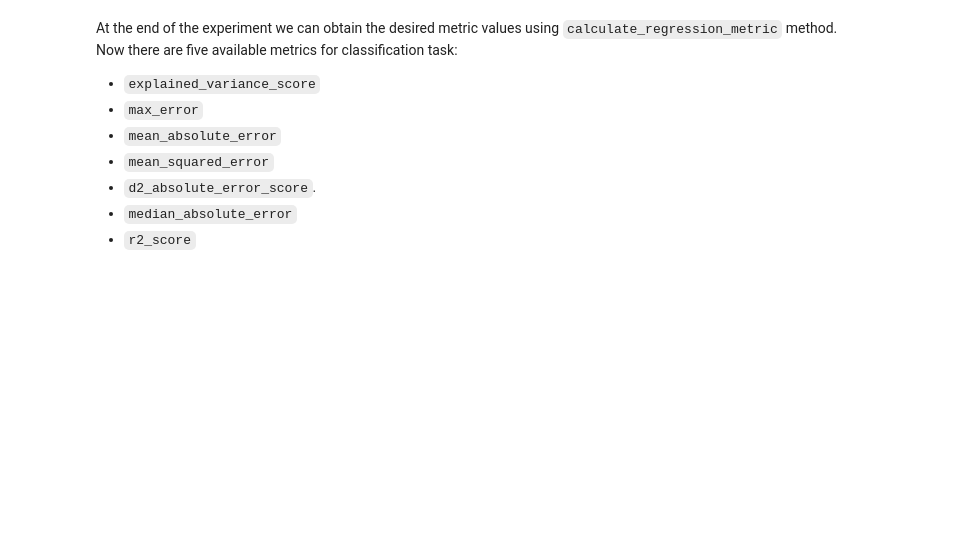
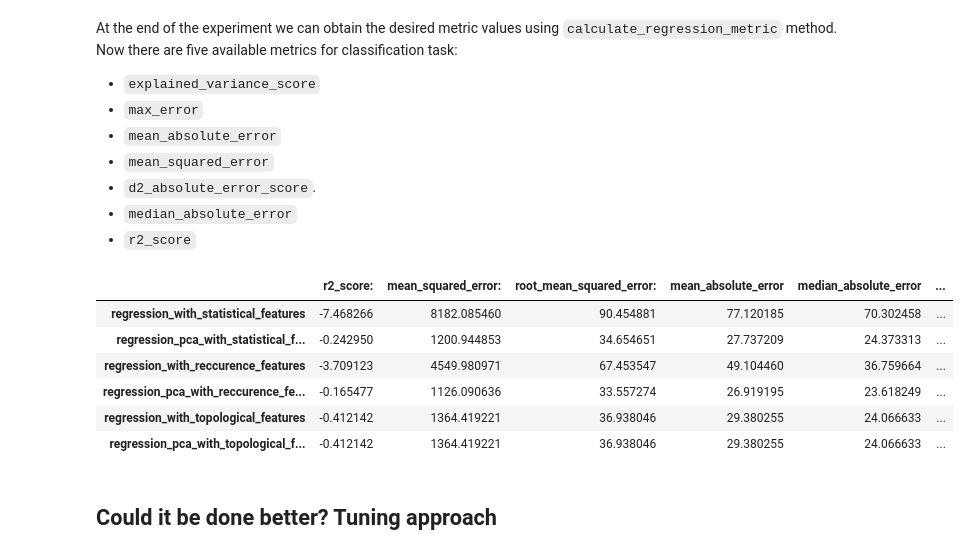
Before and after one commit to aimclub/Fedot.Industrial, a Jupyter notebook: cases/industrial_examples/health_monitoring/heart_rate_monitoring.ipynb, the cells around one changed output. Drawn from its saved outputs; the diff is of its cells as text; code cells hidden in the pictures; blank space fills up the shorter version.

```diff
--- a/cases/industrial_examples/health_monitoring/heart_rate_monitoring.ipynb
+++ b/cases/industrial_examples/health_monitoring/heart_rate_monitoring.ipynb
@@ -16,22 +20,26 @@ The list of basic fedot industrial models for experiment are shown below. We usi
 # %%
 model_dict = {
     'regression_with_statistical_features': PipelineBuilder().add_node('quantile_extractor',
-                                                                       params={'window_size': 10}).add_node('ridge'),
+                                                                       params={'window_size': 5}).add_node('ridge'),
     'regression_pca_with_statistical_features': PipelineBuilder().add_node('quantile_extractor',
-                                                                           params={'window_size': 10}).
+                                                                           params={'window_size': 5}).
     add_node('pca', params={'n_components': 0.9}).add_node('ridge'),
     'regression_with_reccurence_features': PipelineBuilder().add_node('recurrence_extractor',
-                                                                           params={'window_size': 20}).add_node('ridge'),
+                                                                      params={'window_size': 20}).add_node('ridge'),
     'regression_pca_with_reccurence_features': PipelineBuilder().add_node('recurrence_extractor',
-                                                                           params={'window_size': 20}).
+                                                                          params={'window_size': 20}).
     add_node('pca', params={'n_components': 0.9}).add_node('ridge'),
     'regression_with_topological_features': PipelineBuilder().add_node('topological_extractor',
-                                                                           params={'window_size': 20}).
+                                                                       params={'window_size': 20}).
     add_node('pca', params={'n_components': 0.9}).add_node('ridge'),
     'regression_pca_with_topological_features': PipelineBuilder().add_node('topological_extractor',
                                                                            params={'window_size': 20}).
     add_node('pca', params={'n_components': 0.9}).add_node('ridge')
 }
-metric_dict = {}
+
 dataset_name = 'IEEEPPG'
 data_path = PROJECT_PATH + '/examples/data'
+tuning_params = {'task': 'regression',
+                 'metric': RegressionMetricsEnum.RMSE,
+                 'tuning_timeout': 10,
+                 'tuning_iterations': 30}
@@ -90,0 +134,13 @@ print(metric_dict)
+# %%
+df_baseline = pd.concat([x for x in metric_dict.values()],axis=1)
+df_baseline.columns = list(metric_dict.keys())
+df_baseline = df_baseline.T
+df_baseline
+# %% [output]
+|  | r2_score: | mean_squared_error: | root_mean_squared_error: | mean_absolute_error | median_absolute_error | ... |
+| regression_with_statistical_features | -7.468266 | 8182.085460 | 90.454881 | 77.120185 | 70.302458 | ... |
+| regression_pca_with_statistical_f... | -0.242950 | 1200.944853 | 34.654651 | 27.737209 | 24.373313 | ... |
+| regression_with_reccurence_features | -3.709123 | 4549.980971 | 67.453547 | 49.104460 | 36.759664 | ... |
+| regression_pca_with_reccurence_fe... | -0.165477 | 1126.090636 | 33.557274 | 26.919195 | 23.618249 | ... |
+| regression_with_topological_features | -0.412142 | 1364.419221 | 36.938046 | 29.380255 | 24.066633 | ... |
+| regression_pca_with_topological_f... | -0.412142 | 1364.419221 | 36.938046 | 29.380255 | 24.066633 | ... |
@@ -90,0 +149,2 @@ print(metric_dict)
+# %% [markdown]
+## Could it be done better? Tuning approach
```
Also changed, not shown: parts of 21 cells of this notebook, 4 other files.
